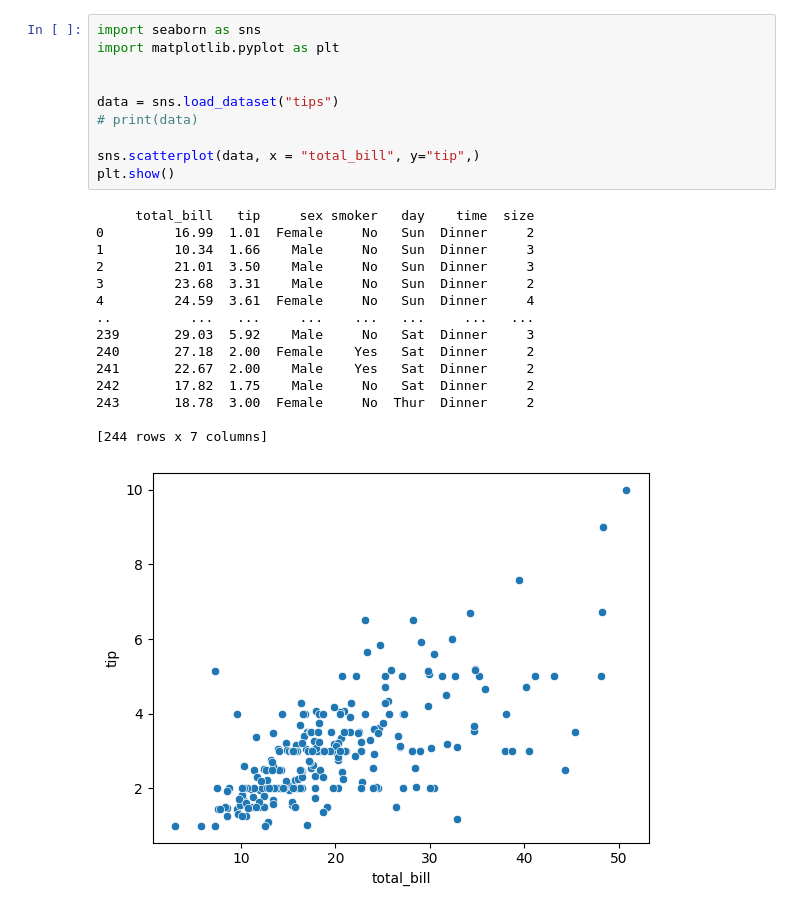
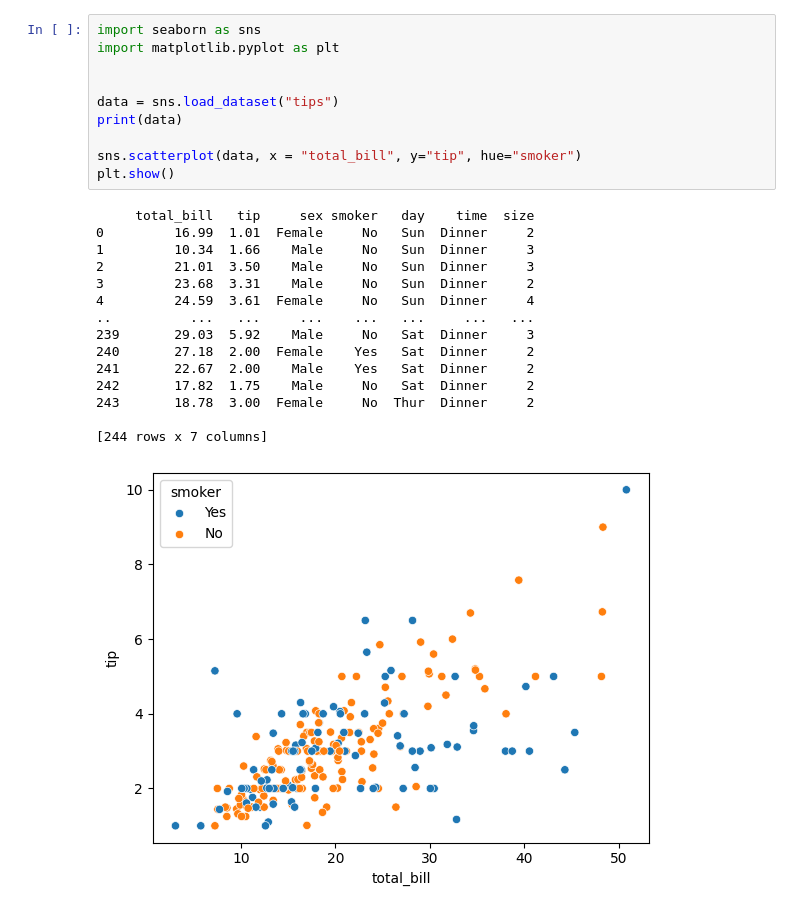
Before and after one commit to mr-arsul-jawed/python, a Jupyter notebook: Data_Analytics/Seaborn_Graph_methods/scatter.ipynb, the cells around one changed output. Cells and saved outputs as stored; diff of their text form.

```diff
--- a/Data_Analytics/Seaborn_Graph_methods/scatter.ipynb
+++ b/Data_Analytics/Seaborn_Graph_methods/scatter.ipynb
@@ -1,26 +1,26 @@
 # %%
 import seaborn as sns
 import matplotlib.pyplot as plt
 
 
 data = sns.load_dataset("tips")
-# print(data)
+print(data)
 
-sns.scatterplot(data, x = "total_bill", y="tip",)
+sns.scatterplot(data, x = "total_bill", y="tip", hue="smoker")
 plt.show()
 # %% [output]
      total_bill   tip     sex smoker   day    time  size
 0         16.99  1.01  Female     No   Sun  Dinner     2
 1         10.34  1.66    Male     No   Sun  Dinner     3
 2         21.01  3.50    Male     No   Sun  Dinner     3
 3         23.68  3.31    Male     No   Sun  Dinner     2
 4         24.59  3.61  Female     No   Sun  Dinner     4
 ..          ...   ...     ...    ...   ...     ...   ...
 239       29.03  5.92    Male     No   Sat  Dinner     3
 240       27.18  2.00  Female    Yes   Sat  Dinner     2
 241       22.67  2.00    Male    Yes   Sat  Dinner     2
 242       17.82  1.75    Male     No   Sat  Dinner     2
 243       18.78  3.00  Female     No  Thur  Dinner     2
 
 [244 rows x 7 columns]
-[figure, old version]
+[figure, new version]
```
Also changed, not shown: parts of 1 cell of this notebook, 25 other files.
